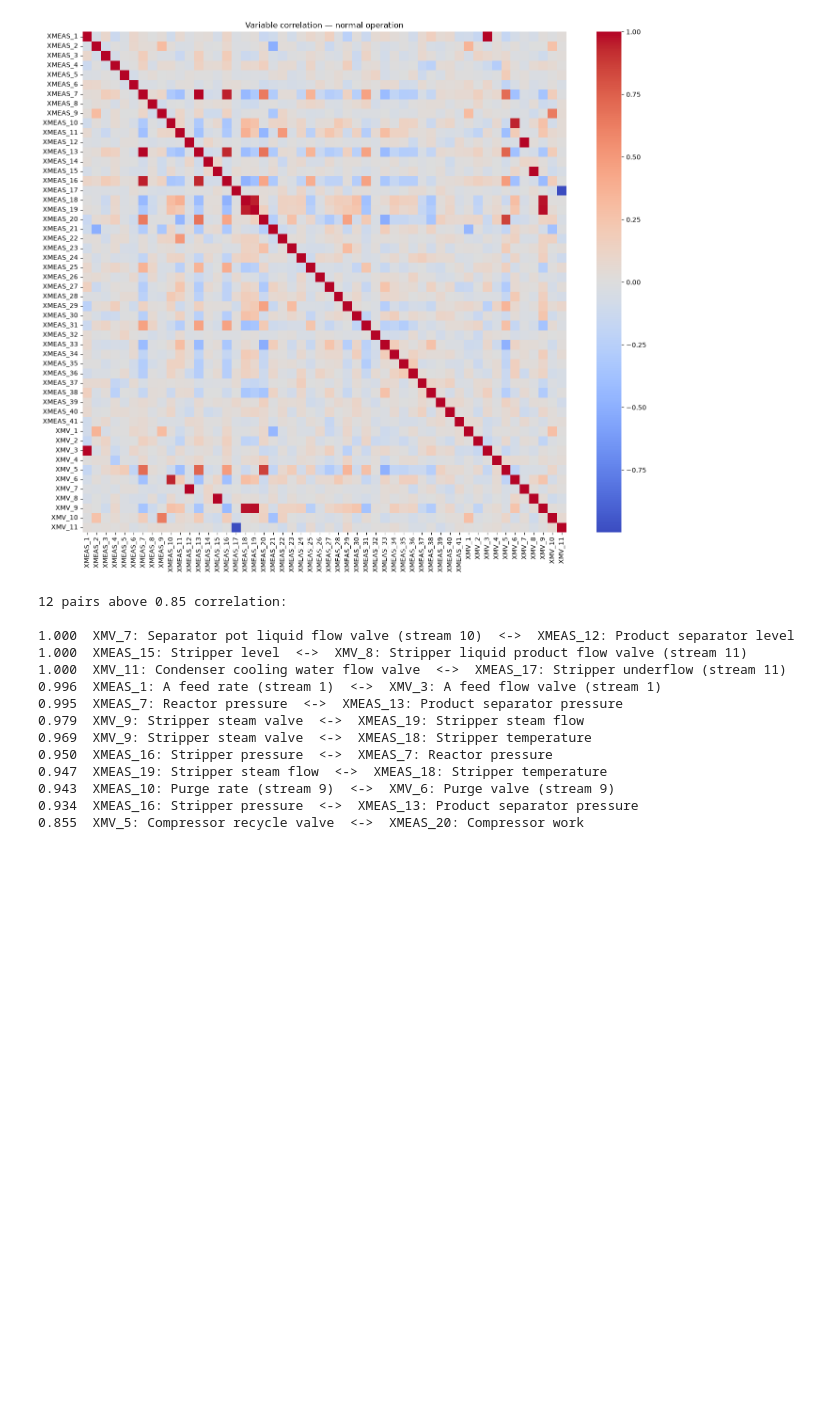
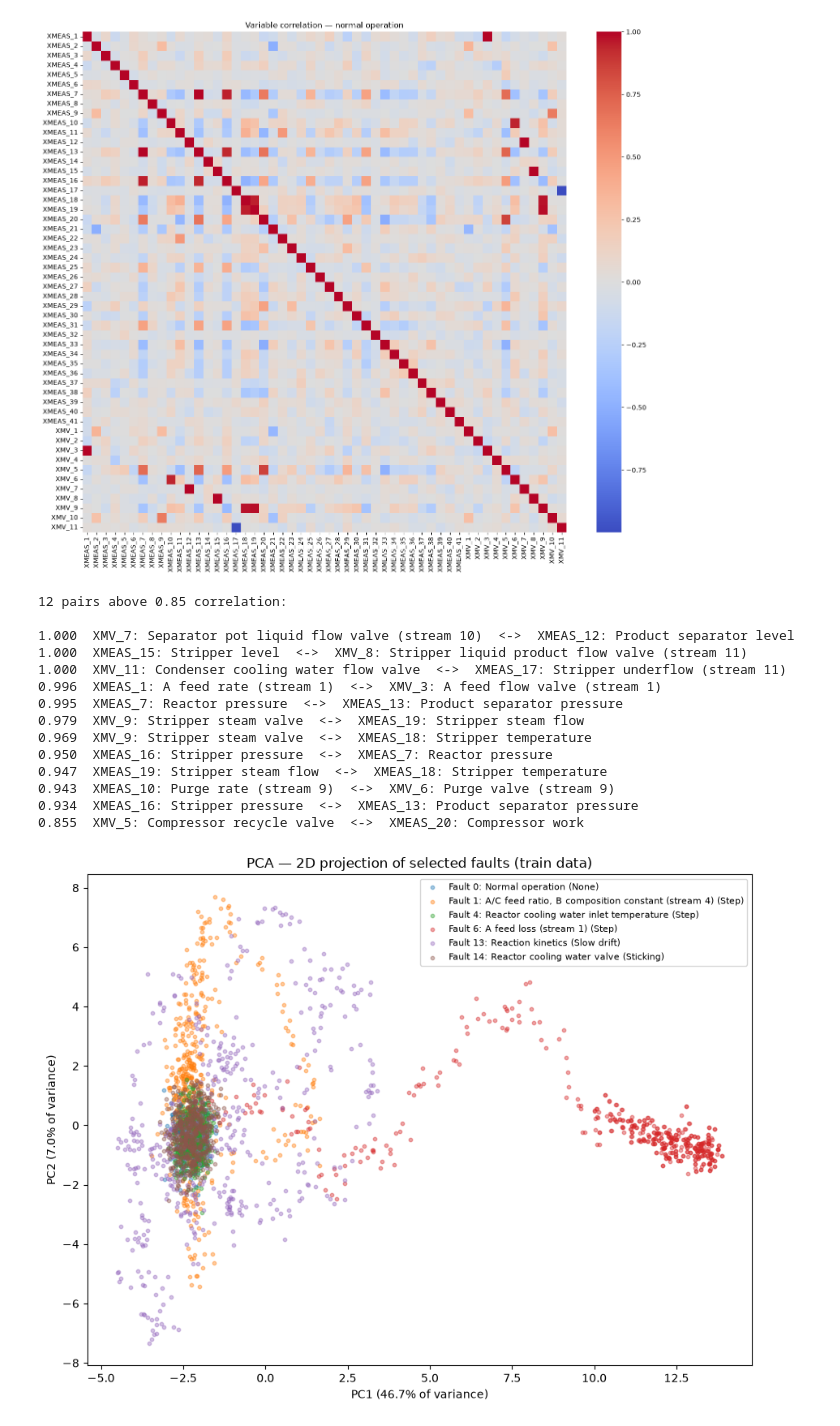
Before and after one commit to BoniYu/tep-fault-detection, a Jupyter notebook: notebooks/eda.ipynb, the cells around one changed output. Cells and saved outputs as stored; diff of their text form; code cells hidden in the pictures; blank space fills up the shorter version.

```diff
--- a/notebooks/eda.ipynb
+++ b/notebooks/eda.ipynb
@@ -222,3 +222,29 @@ for (var1, var2), value in strong_pairs.items():
 0.943  XMEAS_10: Purge rate (stream 9)  <->  XMV_6: Purge valve (stream 9)
 0.934  XMEAS_16: Stripper pressure  <->  XMEAS_13: Product separator pressure
 0.855  XMV_5: Compressor recycle valve  <->  XMEAS_20: Compressor work
+# %%
+# PCA
+from sklearn.decomposition import PCA
+from sklearn.preprocessing import StandardScaler
+
+faults_to_check = [0, 1, 4, 6, 13, 14]  # a mix of faults to keep the plot readable
+subset = train[train["faultNumber"].isin(faults_to_check)]
+
+X = StandardScaler().fit_transform(subset[measurement_cols])
+
+pca = PCA(n_components=2)
+X_pca = pca.fit_transform(X)
+
+plt.figure(figsize=(9, 7))
+for f in faults_to_check:
+    mask = subset["faultNumber"].values == f
+    plt.scatter(X_pca[mask, 0], X_pca[mask, 1], label=describe(f), alpha=0.4, s=10)
+
+plt.xlabel(f"PC1 ({pca.explained_variance_ratio_[0]:.1%} of variance)")
+plt.ylabel(f"PC2 ({pca.explained_variance_ratio_[1]:.1%} of variance)")
+plt.title("PCA — 2D projection of selected faults (train data)")
+plt.legend(fontsize=8)
+plt.tight_layout()
+plt.show()
+# %% [output]
+[figure, added]
```
Also changed, not shown: parts of 1 cell of this notebook, 1 other file.
